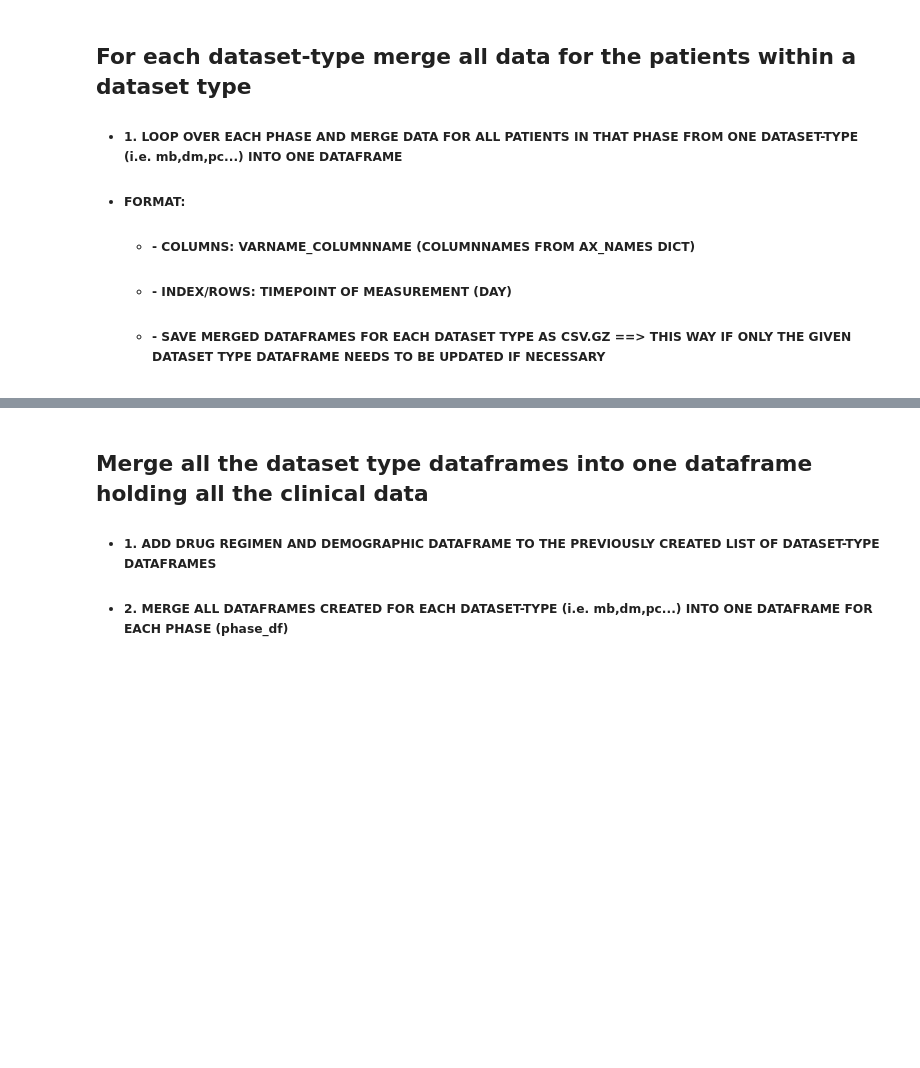
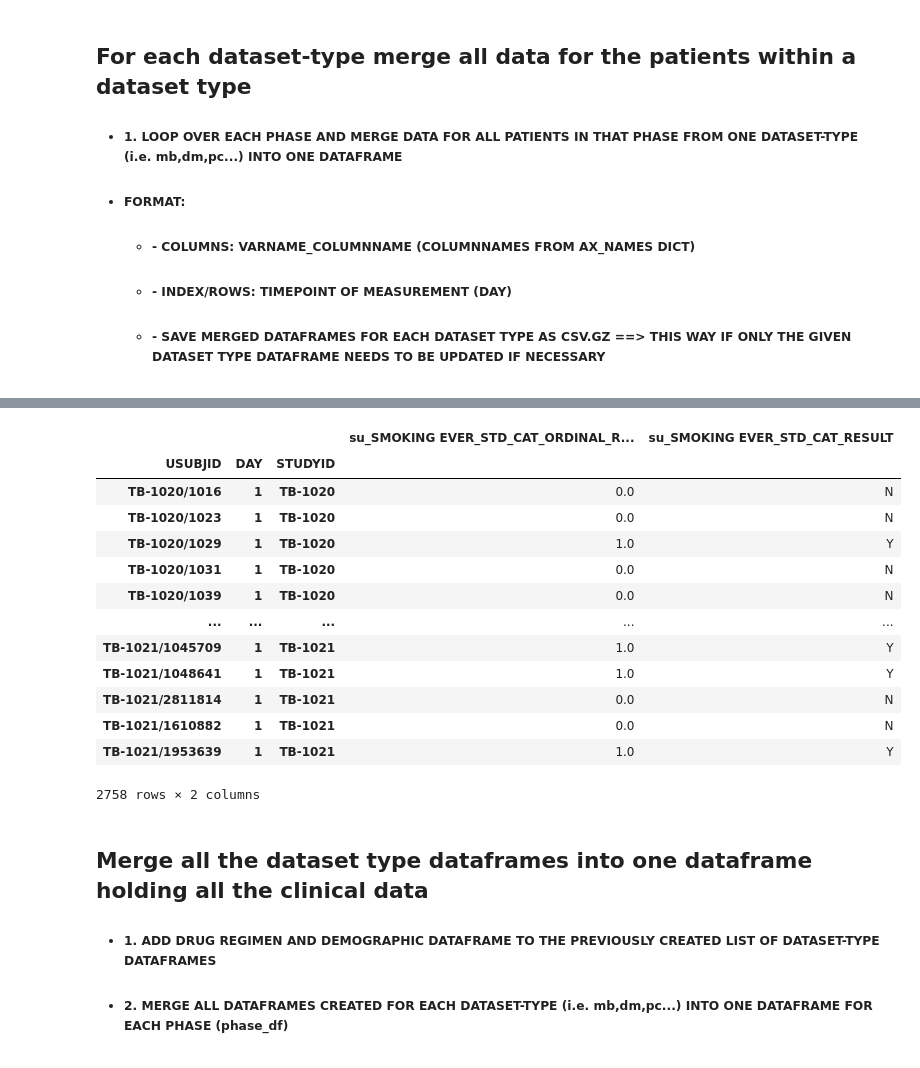
Before and after one commit to gargerd/outcome_prediction, a Jupyter notebook: s5_3_create_merged_datasets.ipynb, the cells around one changed output, grey strips where cells are left out. Saved outputs shown, nothing was run; the diff lists cells and outputs as text; code cells hidden in the pictures; blank space fills up the shorter version.

```diff
--- a/s5_3_create_merged_datasets.ipynb
+++ b/s5_3_create_merged_datasets.ipynb
@@ -449,3 +452,20 @@ mb
+# %%
+merged_df_for_ds_type.dropna(how='all',axis=0)#.columns
+# %% [output]
+|  |  |  | su_SMOKING EVER_STD_CAT_ORDINAL_R... | su_SMOKING EVER_STD_CAT_RESULT |
+| USUBJID | DAY | STUDYID |  |  |
+| TB-1020/1016 | 1 | TB-1020 | 0.0 | N |
+| TB-1020/1023 | 1 | TB-1020 | 0.0 | N |
+| TB-1020/1029 | 1 | TB-1020 | 1.0 | Y |
+| TB-1020/1031 | 1 | TB-1020 | 0.0 | N |
+| TB-1020/1039 | 1 | TB-1020 | 0.0 | N |
+| ... | ... | ... | ... | ... |
+| TB-1021/1045709 | 1 | TB-1021 | 1.0 | Y |
+| TB-1021/1048641 | 1 | TB-1021 | 1.0 | Y |
+| TB-1021/2811814 | 1 | TB-1021 | 0.0 | N |
+| TB-1021/1610882 | 1 | TB-1021 | 0.0 | N |
+| TB-1021/1953639 | 1 | TB-1021 | 1.0 | Y |
+2758 rows × 2 columns
 # %% [markdown]
 ## Merge all the dataset type dataframes into one dataframe holding all the clinical data
 - ##### **1. ADD DRUG REGIMEN AND DEMOGRAPHIC DATAFRAME TO THE PREVIOUSLY CREATED LIST OF DATASET-TYPE DATAFRAMES**
```
Also changed, not shown: parts of 4 cells of this notebook, 13 other files.
